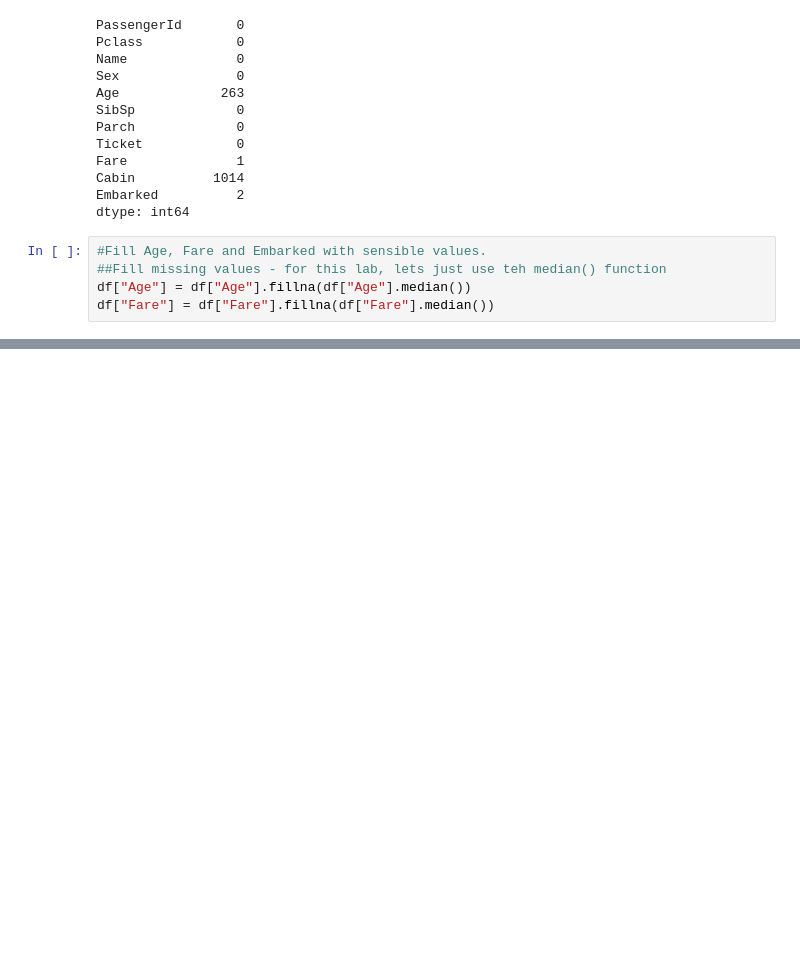
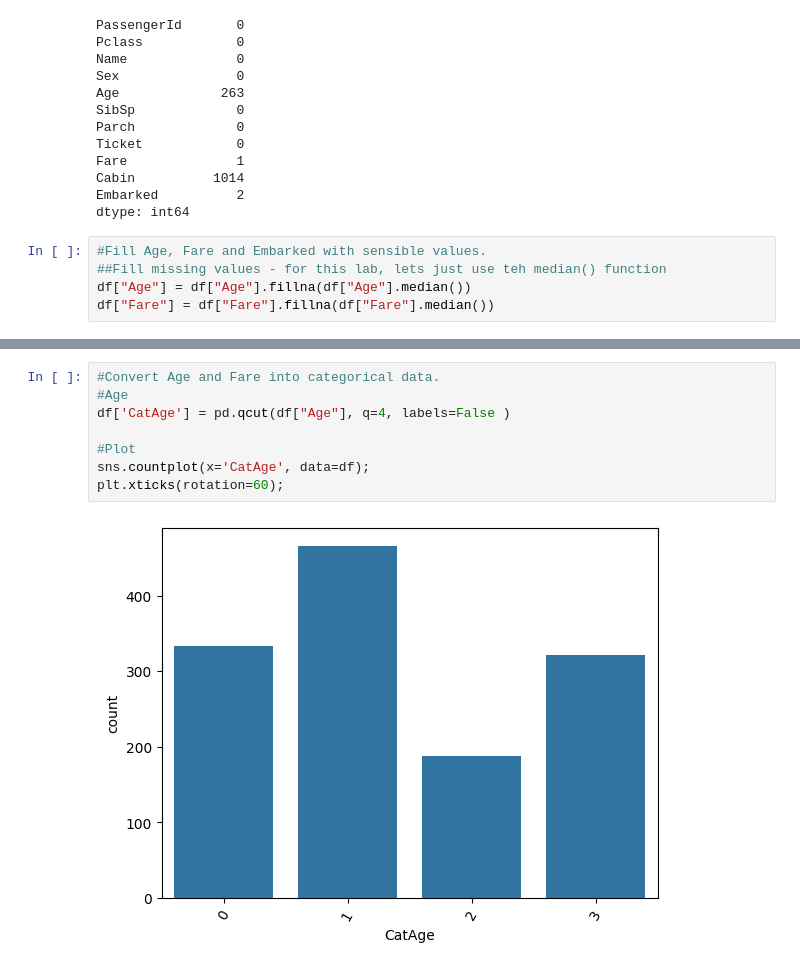
Before and after one commit to Suzanemh/Titanic, a Jupyter notebook: titanicDataset.ipynb, the cells around one changed output, grey strips where cells are left out. Cells and saved outputs as stored; diff of their text form; blank space fills up the shorter version.

```diff
--- a/titanicDataset.ipynb
+++ b/titanicDataset.ipynb
@@ -88,0 +125,10 @@ NameError: name 'df' is not defined
+# %%
+#Convert Age and Fare into categorical data.
+#Age
+df['CatAge'] = pd.qcut(df["Age"], q=4, labels=False )
+
+#Plot
+sns.countplot(x='CatAge', data=df);
+plt.xticks(rotation=60);
+# %% [output]
+[figure, added]
```
Also changed, not shown: parts of 4 cells of this notebook.
